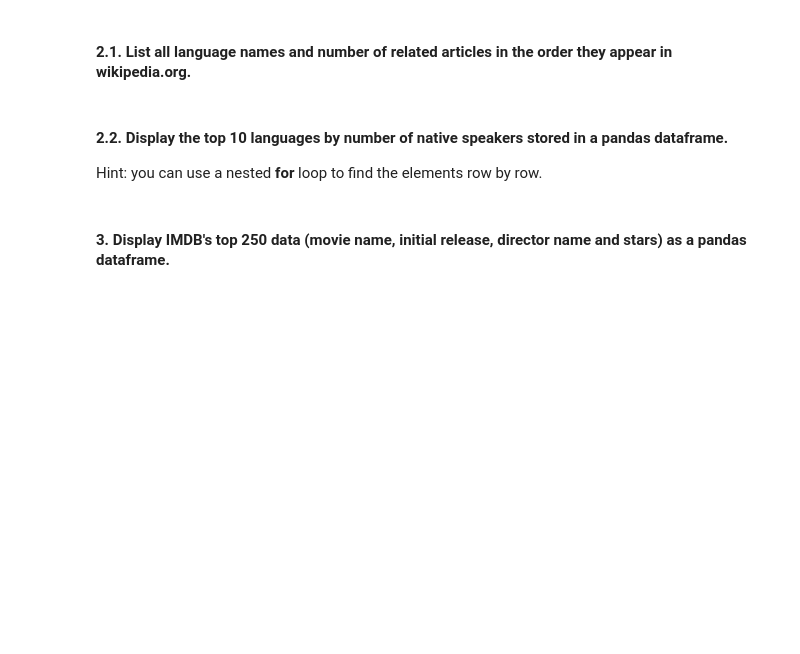
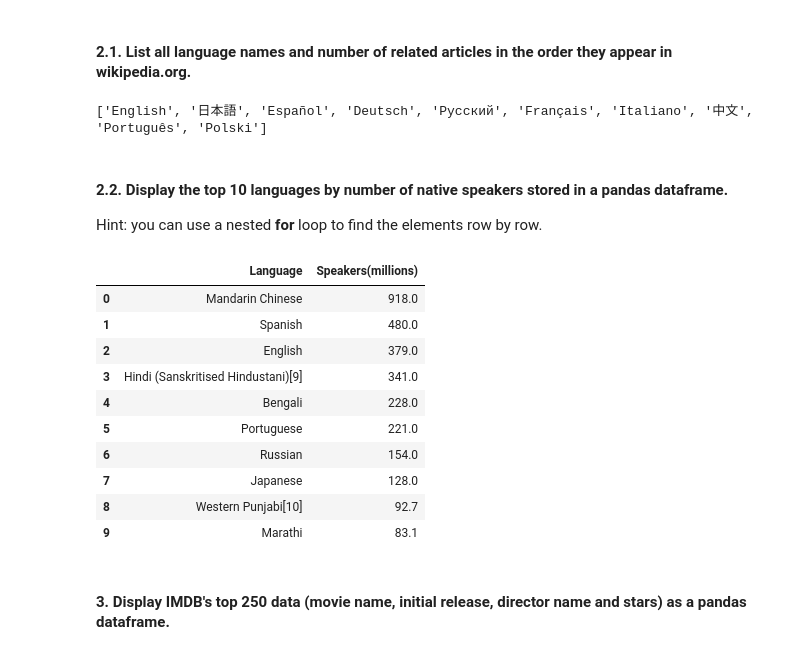
Before and after one commit to ta-data-lis/lab-web-scraping, a Jupyter notebook: your-code/main.ipynb, the cells around one changed output. Drawn from its saved outputs; the diff is of its cells as text; code cells hidden in the pictures; blank space fills up the shorter version.

```diff
--- a/your-code/main.ipynb
+++ b/your-code/main.ipynb
@@ -110,3 +150,11 @@ url = 'https://www.wikipedia.org/'
+# %%
+response=requests.get(url)
+soup= BeautifulSoup(response.content, features= "lxml")
+repo=soup.find_all("a", attrs={"class" : "link-box"})
+languages=[i.get_text().split()[0] for i in repo]
+print(languages)
+# %% [output]
+['English', '日本語', 'Español', 'Deutsch', 'Русский', 'Français', 'Italiano', '中文', 'Português', 'Polski']
 # %% [markdown]
 #### 2.2. Display the top 10 languages by number of native speakers stored in a pandas dataframe.
 Hint: you can use a nested **for** loop to find the elements row by row.
@@ -118,3 +164,28 @@ url = 'https://en.wikipedia.org/wiki/List_of_languages_by_number_of_native_speak
+# %%
+"""response=requests.get(url)
+soup= BeautifulSoup(response.content, features= "lxml")
+repo=soup.find_all("table")
+repo_split=repo[0].get_text().split()
+repo_split2=repo_split[19:]"""
+
+#The above makes it very hard to concatenate the information back to a table format, i.e. a dataframe
+
+df = pd.read_html(url)
+df_filt = df[0]
+df_filt2=df_filt[['Language','Speakers(millions)']].head(10)
+df_filt2
+# %% [output]
+|  | Language | Speakers(millions) |
+| 0 | Mandarin Chinese | 918.0 |
+| 1 | Spanish | 480.0 |
+| 2 | English | 379.0 |
+| 3 | Hindi (Sanskritised Hindustani)[9] | 341.0 |
+| 4 | Bengali | 228.0 |
+| 5 | Portuguese | 221.0 |
+| 6 | Russian | 154.0 |
+| 7 | Japanese | 128.0 |
+| 8 | Western Punjabi[10] | 92.7 |
+| 9 | Marathi | 83.1 |
 # %% [markdown]
 #### 3. Display IMDB's top 250 data (movie name, initial release, director name and stars) as a pandas dataframe.
 # %%
```
Also changed, not shown: parts of 16 cells of this notebook.
